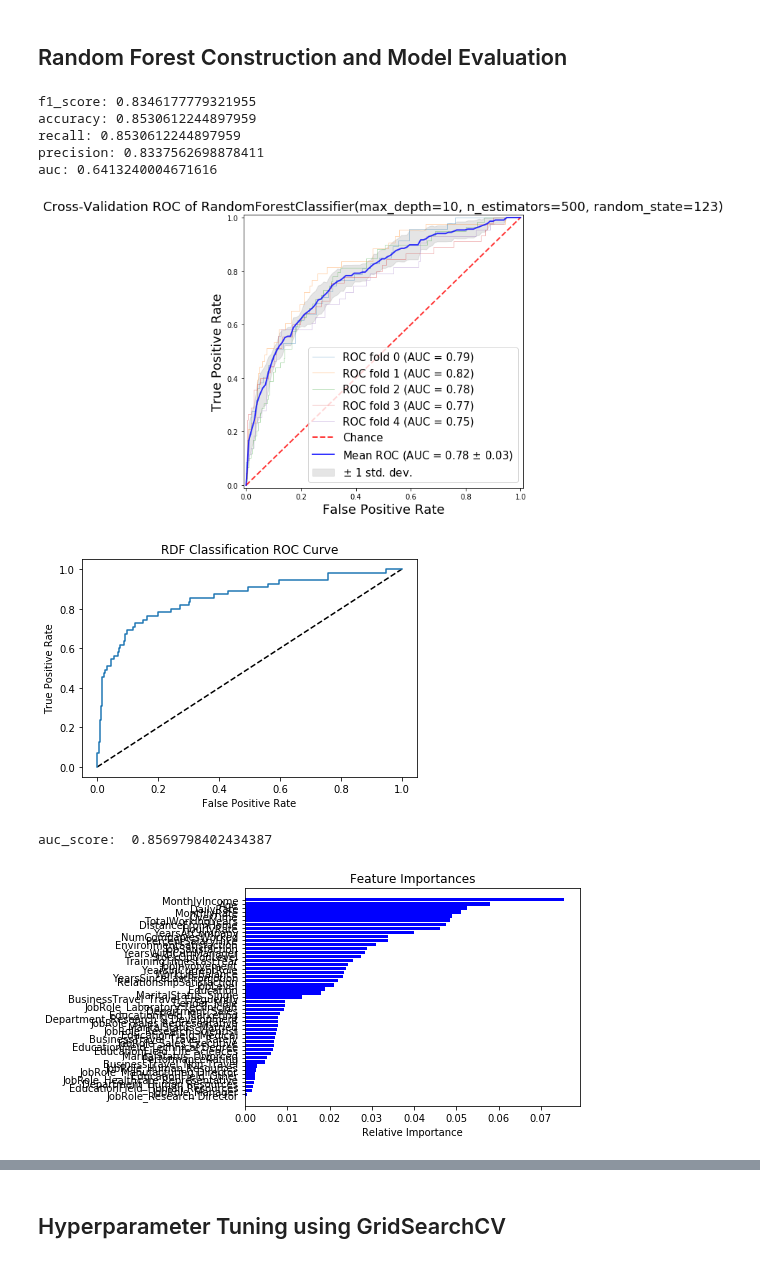
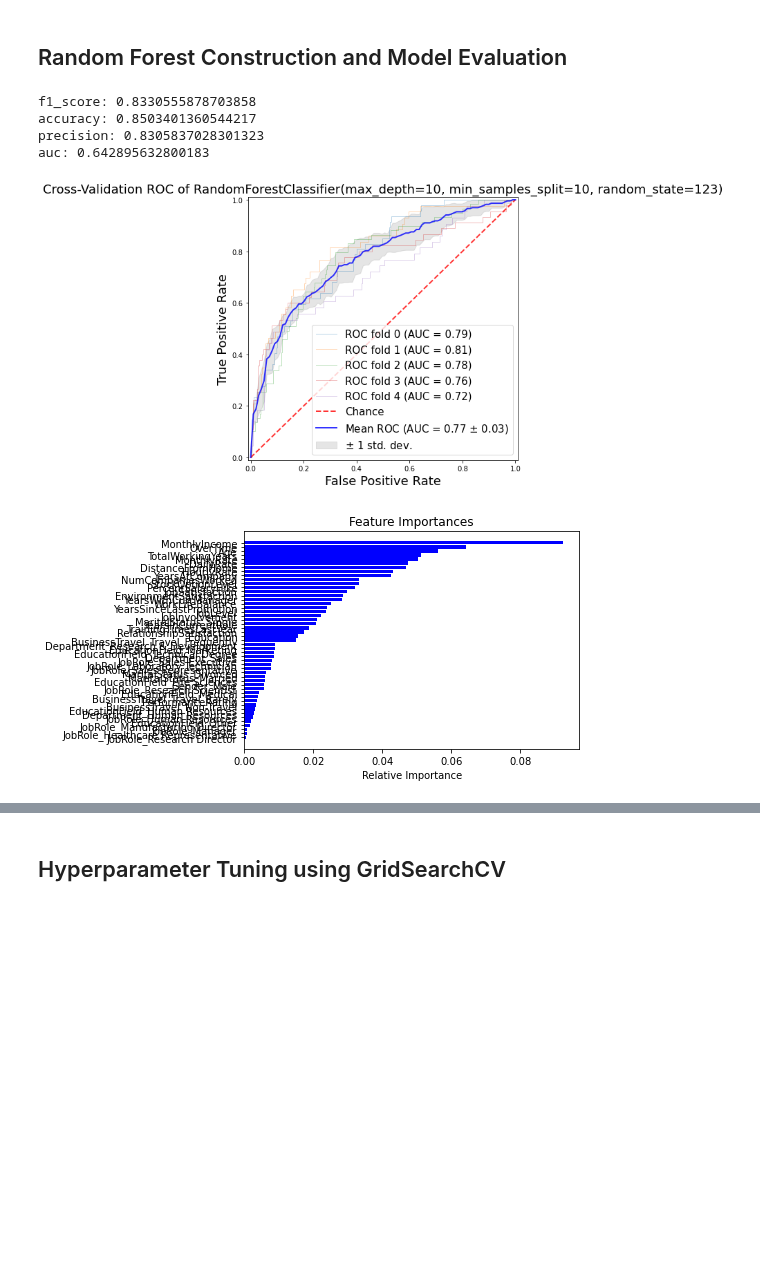
Before and after one commit to Xusong1998/Data-Analytics-Project, a Jupyter notebook: HR_Attrition_Data_Modeling.ipynb, the cells around one changed output, grey strips where cells are left out. Drawn from its saved outputs; the diff is of its cells as text; code cells hidden in the pictures; blank space fills up the shorter version.

Commit message:
Add files via upload
Updated Random forest and XGBoost

```diff
--- a/HR_Attrition_Data_Modeling.ipynb
+++ b/HR_Attrition_Data_Modeling.ipynb
@@ -418,57 +418,29 @@ ModuleNotFoundError: No module named 'glmnet_python'
 ## Random Forest Construction and Model Evaluation
 # %%
 X_train, X_test, y_train, y_test = train_test_split(X, y, test_size=0.2, random_state=10)
-RDF = RandomForestClassifier(random_state=123, max_depth=10, n_estimators=500)
+#{'max_depth': 10, 'max_features': 'auto', 'min_samples_split': 10, 'n_estimators': 100}
+RDF = RandomForestClassifier(random_state=123, max_features='auto',min_samples_split=10, max_depth=10, n_estimators=100)
 #cross validation + oversampling
 cross_val(X,y,RDF)
 
 RDF.fit(X_train, y_train)
 y_pred = RDF.predict(X_test)
 y_prob = RDF.predict_proba(X_test)[:,1]
-fpr, tpr, thresholds = roc_curve(y_test, y_prob)
-plt.plot([0,1],[0,1],'k--')
-plt.plot(fpr, tpr, label='Random Forest Classifier')
-plt.xlabel('False Positive Rate')
-plt.ylabel('True Positive Rate')
-plt.title('RDF Classification ROC Curve')
-plt.show()
-print('auc_score: ', roc_auc_score(y_test, y_prob))
+
 
 features = X.columns
 importances = RDF.feature_importances_
 indices = np.argsort(importances)
 
 plt.title('Feature Importances')
 plt.barh(range(len(indices)), importances[indices], color='b', align='center')
 plt.yticks(range(len(indices)), [features[i] for i in indices])
 plt.xlabel('Relative Importance')
 plt.show()
-
-cf_matrix = confusion_matrix(y_test, y_pred)
-tn, fp, fn, tp = cf_matrix.ravel()
-print('tn: ',tn)
-print('fp: ',fp)
-print('fn: ',fn)
-print('tp: ', tp)
-print('accuracy: ', (tp+tn)/(tn+fp+fn+tp))
-print('recall: ', tp/(tp+fn))
-
-k_fold = KFold(n_splits=10, shuffle=True, random_state=123)
-score = cross_val_score(RDF, X_train, y_train, cv=5, scoring='accuracy')
-print('cv_accuracy_score: ',score.mean())
-
-score = cross_val_score(RDF, X_train, y_train, cv=5, scoring='roc_auc')
-print('cv_auc_score: ',score.mean())
-
-score = cross_val_score(RDF, X_train, y_train, cv=5, scoring='recall')
-print('cv_recall_score: ',score.mean())
 # %% [output]
-f1_score: 0.8346177779321955
-accuracy: 0.8530612244897959
-recall: 0.8530612244897959
-precision: 0.8337562698878411
-auc: 0.6413240004671616
+f1_score: 0.8330555878703858
+accuracy: 0.8503401360544217
+precision: 0.8305837028301323
+auc: 0.642895632800183
-[figure, old version]
+[figure, new version]
-[figure, old version]
+[figure, new version]
-auc_score:  0.8569798402434387
-[figure, removed]
```
Also changed, not shown: parts of 5 cells of this notebook.
